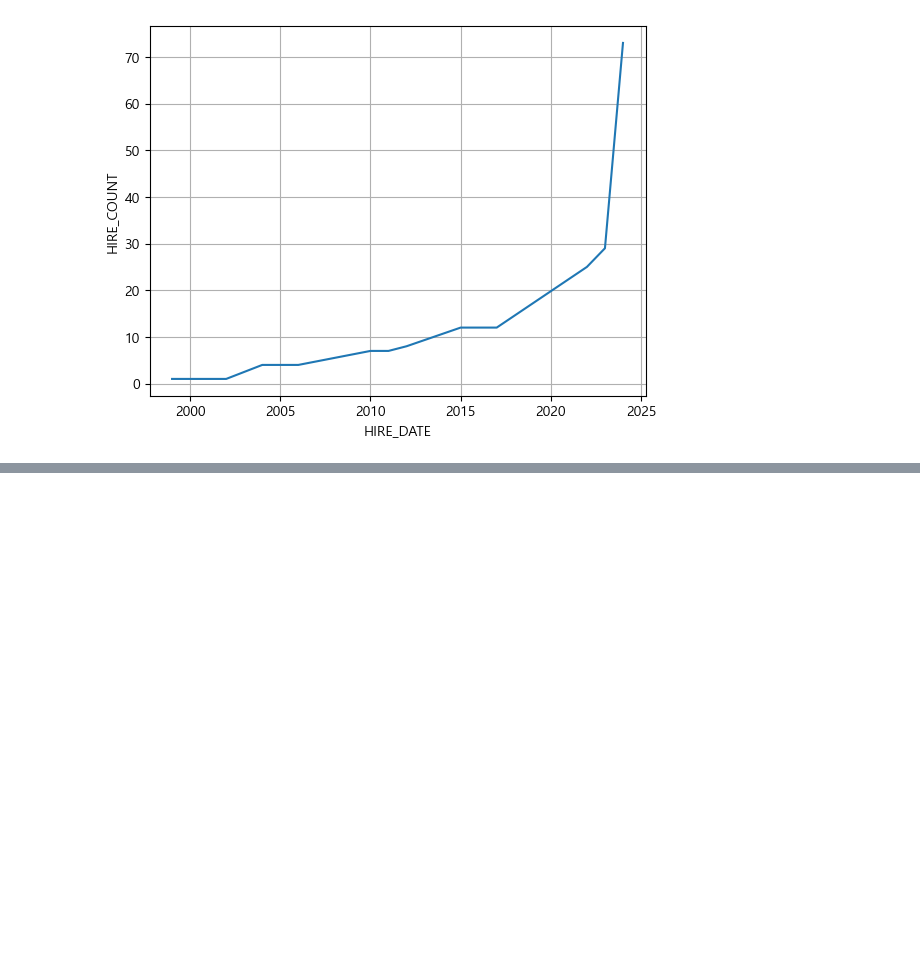
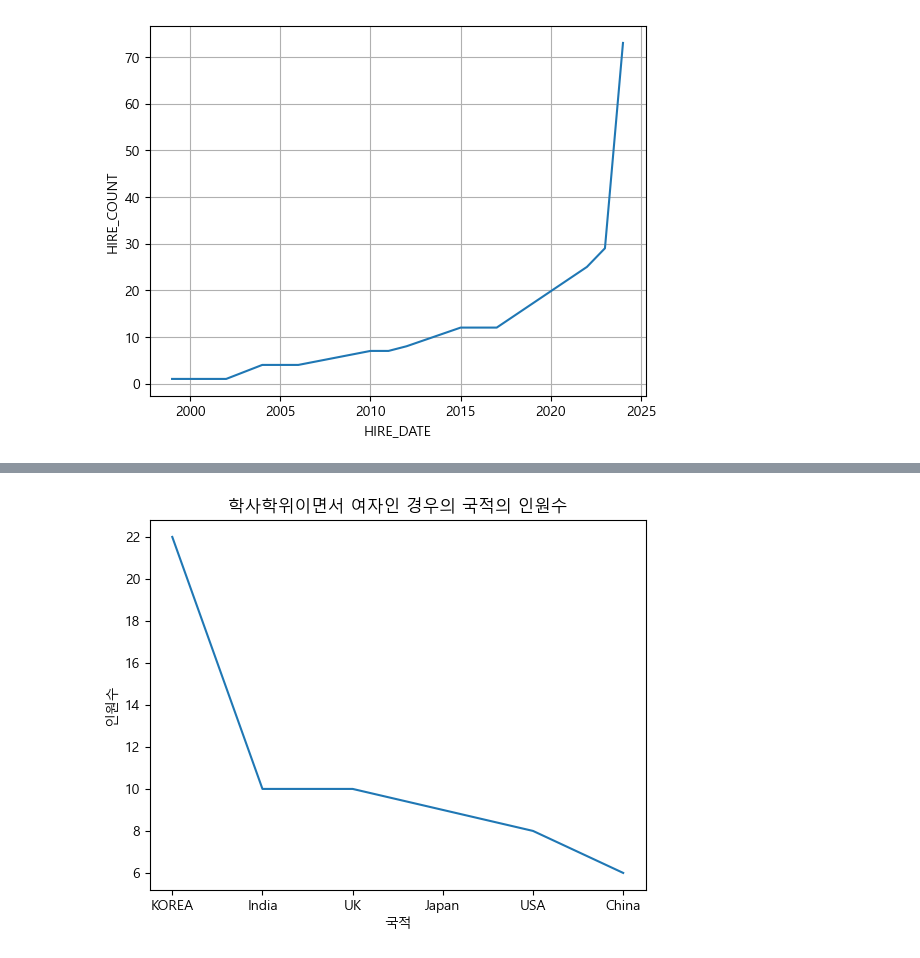
Before and after one commit to gasshot/Python_Lib, a Jupyter notebook: Python_Library/ex05_matplotlib.ipynb, the cells around one changed output, grey strips where cells are left out. Drawn from its saved outputs; the diff is of its cells as text; code cells hidden in the pictures; blank space fills up the shorter version.

```diff
--- a/Python_Library/ex05_matplotlib.ipynb
+++ b/Python_Library/ex05_matplotlib.ipynb
@@ -176,0 +167,19 @@ sal_mean.plot(kind = 'bar',
+# %%
+# 교육수준이 학사 학위 이면서 성별이 여자인 데이터만 추출해서 가져와라
+
+haksa_f = hr[(hr['EDU_LEVEL'] == '학사 학위') & (hr['GENDER'] == 'F')]
+# %%
+y= haksa_f['NATION'].value_counts()
+
+len(y)
+x = range(6)
+
+plt.plot(x,y)
+plt.xticks(ticks= x , labels = y.index)
+plt.title('학사학위이면서 여자인 경우의 국적의 인원수')
+plt.xlabel('국적')
+plt.ylabel('인원수')
+
+plt.show()
+# %% [output]
+[figure, added]
```
Also changed, not shown: parts of 5 cells of this notebook, 4 other files.
